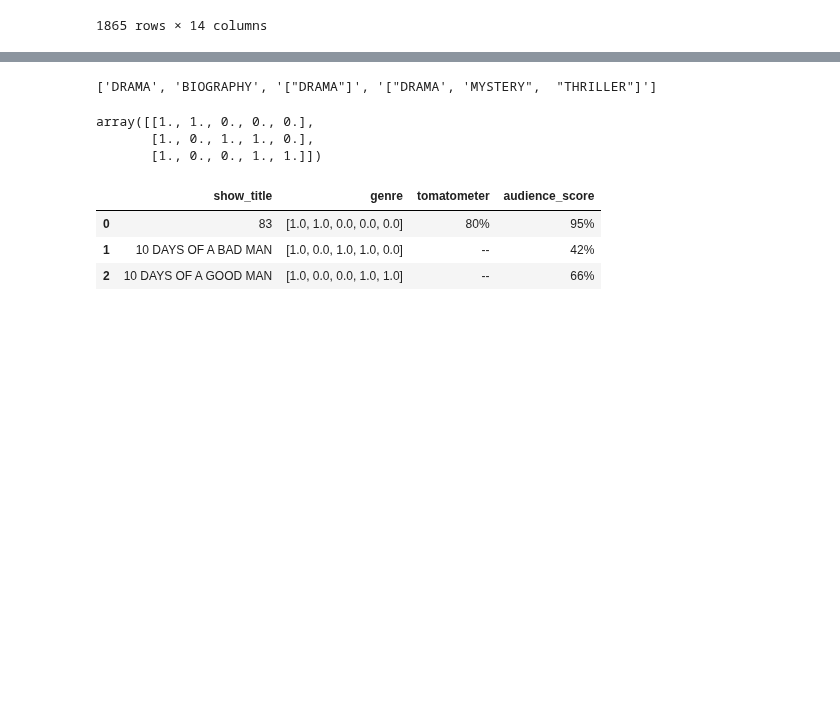
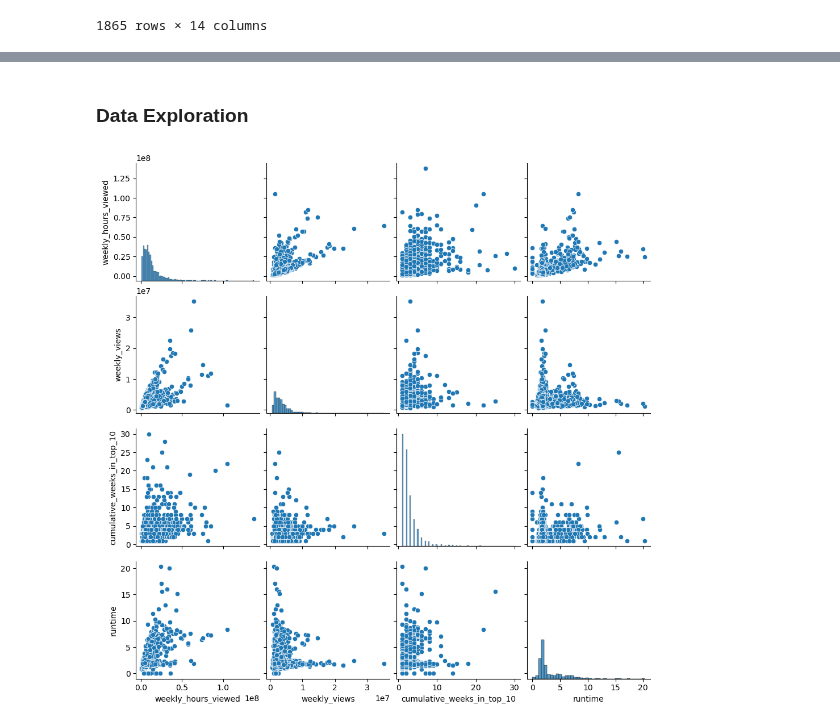
Before and after one commit to adelaidad/ORIE4741FinalProject, a Jupyter notebook: datasetconstruction.ipynb, the cells around one changed output, grey strips where cells are left out. Drawn from its saved outputs; the diff is of its cells as text; code cells hidden in the pictures; blank space fills up the shorter version.

Commit message:
added exploratory graphs in dataset

```diff
--- a/datasetconstruction.ipynb
+++ b/datasetconstruction.ipynb
@@ -166,21 +146,0 @@ array(['Drama/Biography', '["Drama"]', '["Drama/Mystery",  "thriller"]'],
-# %%
-# get a list of all the possible genres
-def clean_genres(genres):
-  clean_genres = []
-  for genre in genres:
-    words = genre.split('/')
-    for word in words:
-        word = word.upper()
-        if '&' in word:
-            sub_words = word.split(' & ')
-            for sub_word in sub_words:
-                if sub_word.strip() not in clean_genres:
-                    clean_genres.append(sub_word.strip())
-        elif word.strip() not in clean_genres:
-            clean_genres.append(word.strip())
-  return clean_genres
-
-genre_categories = clean_genres(genres)
-genre_categories
-# %% [output]
-['DRAMA', 'BIOGRAPHY', '["DRAMA"]', '["DRAMA', 'MYSTERY",  "THRILLER"]']
@@ -204,17 +147,8 @@ def manyhot(column=None, col=None):
-# %%
-# manyhot encode the genres column
-manyhot_genres = manyhot(genres, genre_categories)
-manyhot_genres
-# %% [output]
-array([[1., 1., 0., 0., 0.],
-       [1., 0., 1., 1., 0.],
-       [1., 0., 0., 1., 1.]])
-# %%
-# set the genres column to our many hot encoded column
-test_df['genre'] = manyhot_genres.tolist()
-test_df
-# %% [output]
-|  | show_title | genre | tomatometer | audience_score |
-| 0 | 83 | [1.0, 1.0, 0.0, 0.0, 0.0] | 80% | 95% |
-| 1 | 10 DAYS OF A BAD MAN | [1.0, 0.0, 1.0, 1.0, 0.0] | -- | 42% |
-| 2 | 10 DAYS OF A GOOD MAN | [1.0, 0.0, 0.0, 1.0, 1.0] | -- | 66% |
+# %% [markdown]
+### Data Exploration
+# %%
+import seaborn as sns
+sns.pairplot(grouped_df[['weekly_hours_viewed', 'weekly_views', 'cumulative_weeks_in_top_10', 'runtime']])
+plt.show()
+# %% [output]
+[figure, added]
```
Also changed, not shown: parts of 16 cells of this notebook, 2 other files.
